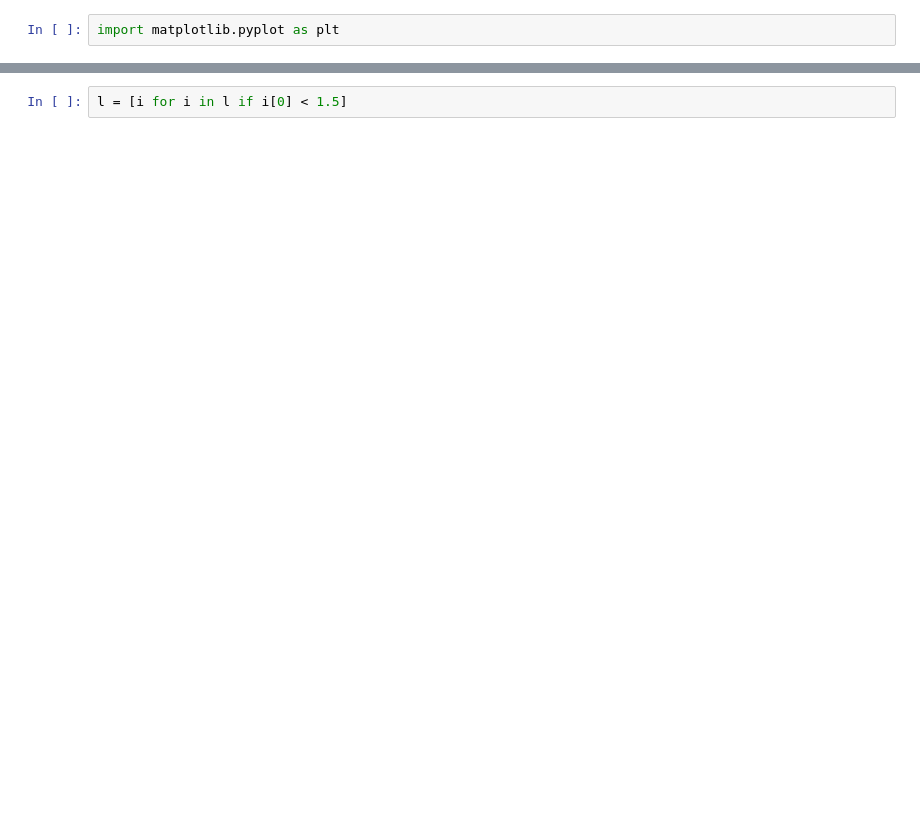
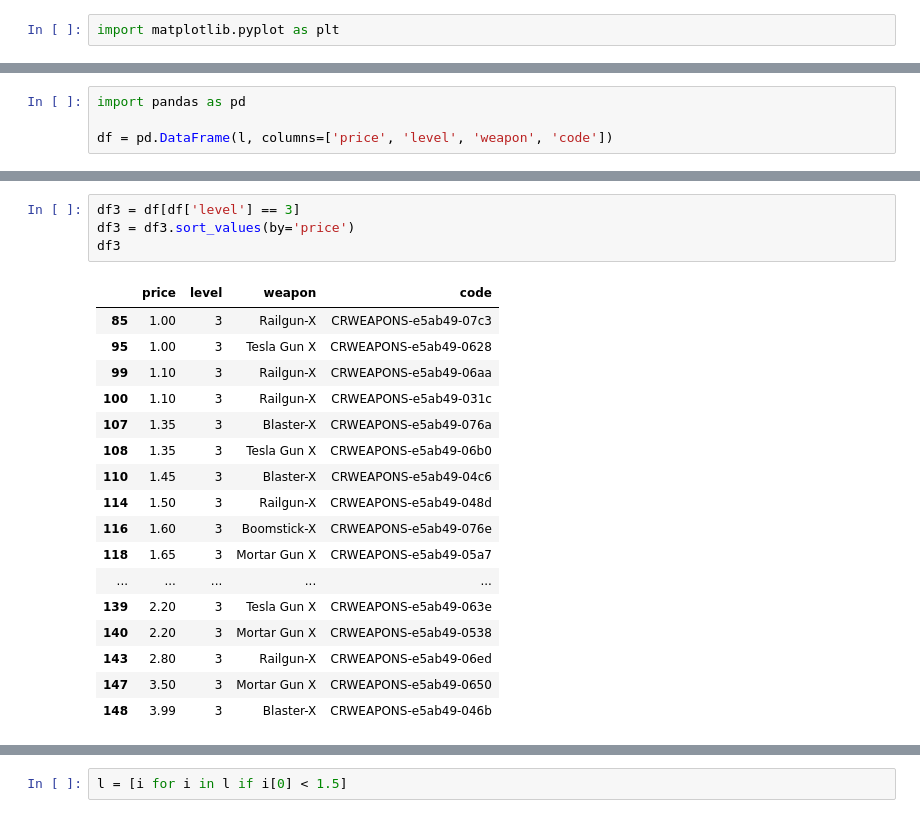
Before and after one commit to VincenzoImp/Cantina-Royale, a Jupyter notebook: XOXNO scraper/weapon/scraper2.ipynb, the cells around one changed output, grey strips where cells are left out. Cells and saved outputs as stored; diff of their text form; blank space fills up the shorter version.

```diff
--- a/XOXNO scraper/weapon/scraper2.ipynb
+++ b/XOXNO scraper/weapon/scraper2.ipynb
@@ -76,0 +82,4 @@ CRWEAPONS-e5ab49-05bb
+# %%
+import pandas as pd
+
+df = pd.DataFrame(l, columns=['price', 'level', 'weapon', 'code'])
@@ -76,0 +122,22 @@ CRWEAPONS-e5ab49-05bb
+# %%
+df3 = df[df['level'] == 3]
+df3 = df3.sort_values(by='price')
+df3
+# %% [output]
+|  | price | level | weapon | code |
+| 85 | 1.00 | 3 | Railgun-X | CRWEAPONS-e5ab49-07c3 |
+| 95 | 1.00 | 3 | Tesla Gun X | CRWEAPONS-e5ab49-0628 |
+| 99 | 1.10 | 3 | Railgun-X | CRWEAPONS-e5ab49-06aa |
+| 100 | 1.10 | 3 | Railgun-X | CRWEAPONS-e5ab49-031c |
+| 107 | 1.35 | 3 | Blaster-X | CRWEAPONS-e5ab49-076a |
+| 108 | 1.35 | 3 | Tesla Gun X | CRWEAPONS-e5ab49-06b0 |
+| 110 | 1.45 | 3 | Blaster-X | CRWEAPONS-e5ab49-04c6 |
+| 114 | 1.50 | 3 | Railgun-X | CRWEAPONS-e5ab49-048d |
+| 116 | 1.60 | 3 | Boomstick-X | CRWEAPONS-e5ab49-076e |
+| 118 | 1.65 | 3 | Mortar Gun X | CRWEAPONS-e5ab49-05a7 |
+| ... | ... | ... | ... | ... |
+| 139 | 2.20 | 3 | Tesla Gun X | CRWEAPONS-e5ab49-063e |
+| 140 | 2.20 | 3 | Mortar Gun X | CRWEAPONS-e5ab49-0538 |
+| 143 | 2.80 | 3 | Railgun-X | CRWEAPONS-e5ab49-06ed |
+| 147 | 3.50 | 3 | Mortar Gun X | CRWEAPONS-e5ab49-0650 |
+| 148 | 3.99 | 3 | Blaster-X | CRWEAPONS-e5ab49-046b |
```
Also changed, not shown: parts of 11 cells of this notebook, 1 other file.
